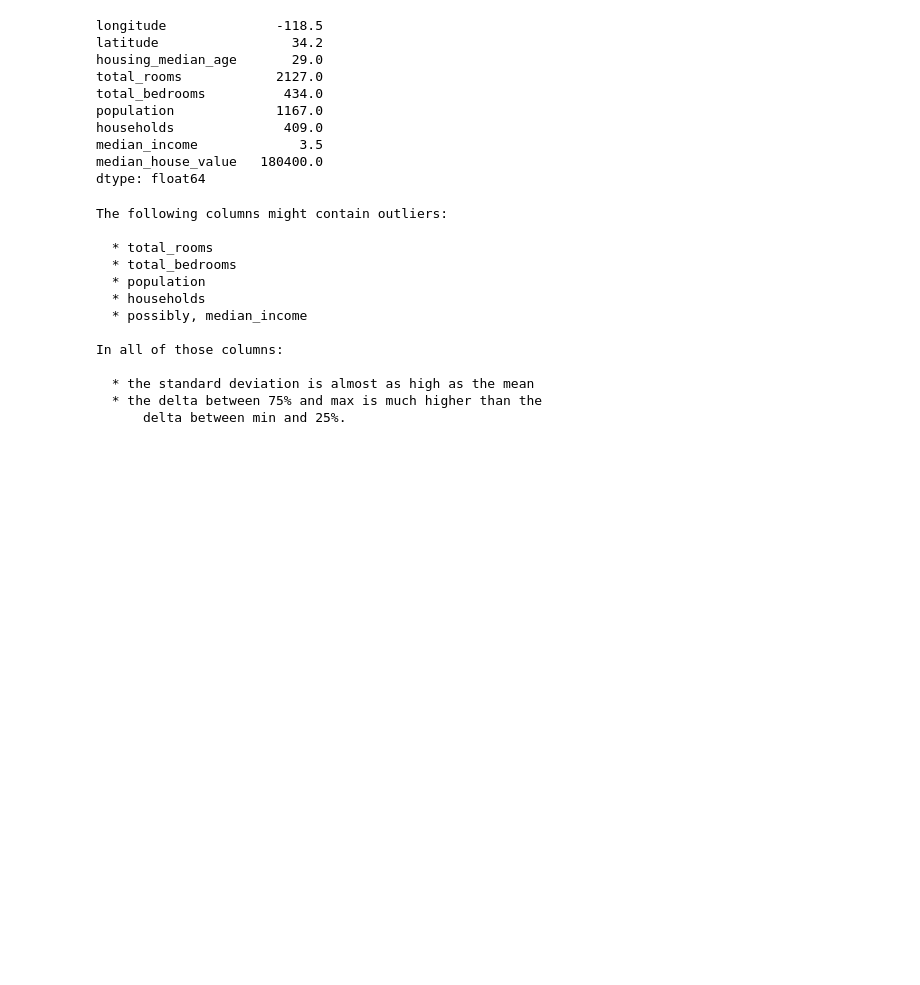
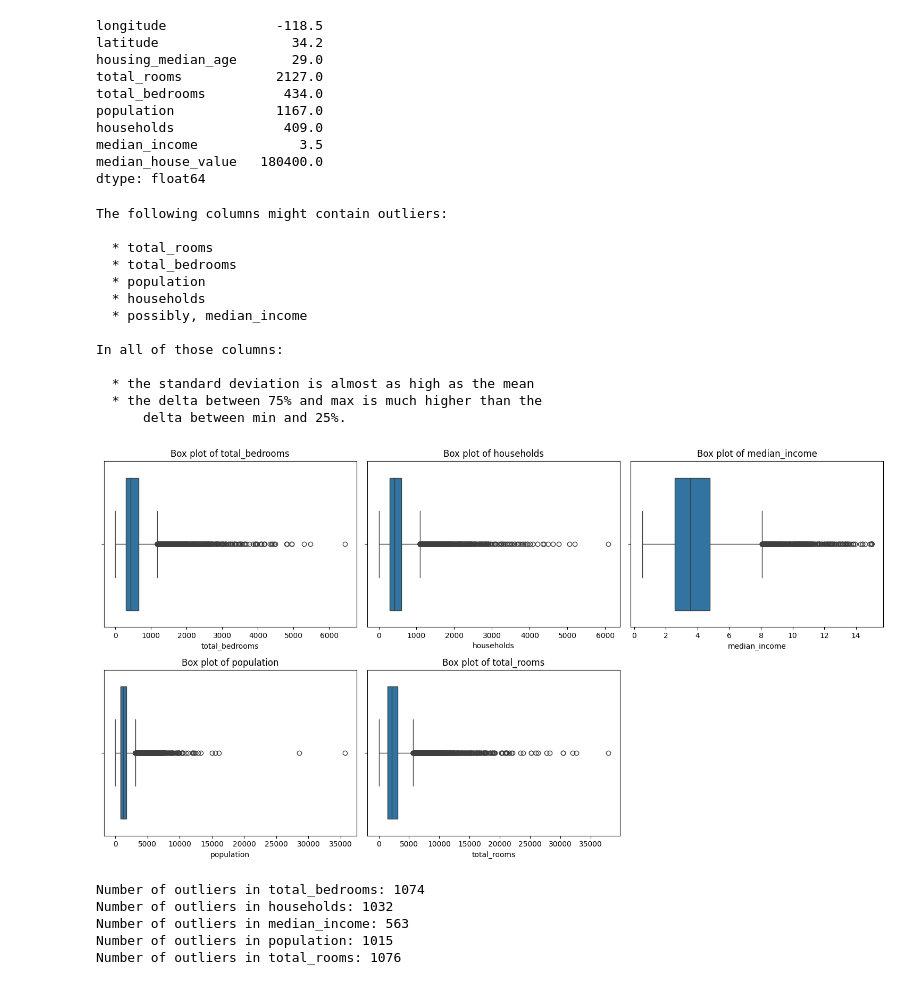
Before and after one commit to Adithya1703/AI_ML_Google, a Jupyter notebook: Data/Working_with_numerical_data/statastics_on_dataset.ipynb, the cells around one changed output. Saved outputs shown, nothing was run; the diff lists cells and outputs as text; code cells hidden in the pictures; blank space fills up the shorter version.

Commit message:
added code to find outliers

```diff
--- a/Data/Working_with_numerical_data/statastics_on_dataset.ipynb
+++ b/Data/Working_with_numerical_data/statastics_on_dataset.ipynb
@@ -124,3 +138,47 @@ In all of those columns:
   * the standard deviation is almost as high as the mean
   * the delta between 75% and max is much higher than the
       delta between min and 25%.
+# %%
+# columns with potential outliers
+
+columns_outliers = {
+  "total_rooms",
+  "total_bedrooms",
+  "population",
+  "households",
+  "median_income",
+}
+
+plt.figure(figsize=(15,8))
+for i, column in enumerate(columns_outliers):
+  plt.subplot(2, 3, i+1)
+  sns.boxplot(x=training_df[column])
+  plt.title(f"Box plot of {column}")
+
+plt.tight_layout()
+plt.show()
+# %% [output]
+[figure, added]
+# %%
+def find_outliers_iqr(df, column):
+    """Finds outliers in a column using the IQR method."""
+    Q1 = df[column].quantile(0.25)
+    Q3 = df[column].quantile(0.75)
+    IQR = Q3 - Q1
+    lower_bound = Q1 - 1.5 * IQR
+    upper_bound = Q3 + 1.5 * IQR
+    outliers = df[(df[column] < lower_bound) | (df[column] > upper_bound)]
+    return outliers
+
+
+# Find outliers for each column
+outliers = {}
+for column in columns_outliers:
+    outliers[column] = find_outliers_iqr(training_df, column)
+    print(f"Number of outliers in {column}: {len(outliers[column])}")
+# %% [output]
+Number of outliers in total_bedrooms: 1074
+Number of outliers in households: 1032
+Number of outliers in median_income: 563
+Number of outliers in population: 1015
+Number of outliers in total_rooms: 1076
```
Also changed, not shown: parts of 2 cells of this notebook.
